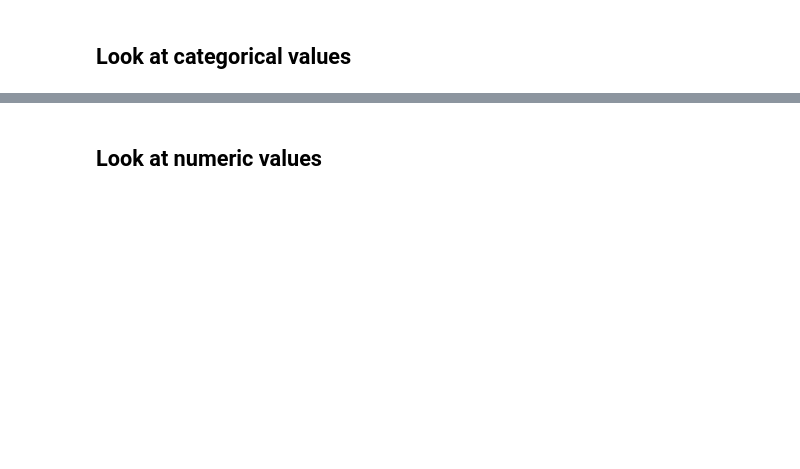
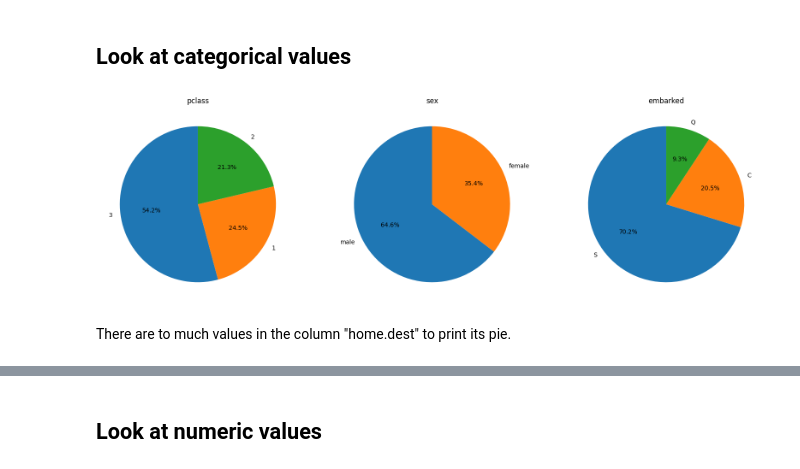
Before and after one commit to MaxenceAr/Titanic, a Jupyter notebook: Titanic.ipynb, the cells around one changed output, grey strips where cells are left out. Saved outputs shown, nothing was run; the diff lists cells and outputs as text; code cells hidden in the pictures; blank space fills up the shorter version.

```diff
--- a/Titanic.ipynb
+++ b/Titanic.ipynb
@@ -105,6 +108,7 @@ il y a eu 38.2262996941896% de survivants
 # %%
-#We delete non intersting columns, or columns with too few values (cabin)
-data_without_name_body_cabin_ticket=data.drop("name", axis=1)
-data_without_name_body_cabin_ticket=data_without_name_body_cabin_ticket.drop("cabin", axis=1)
-data_without_name_body_cabin_ticket=data_without_name_body_cabin_ticket.drop("body", axis=1)
-data_without_name_body_cabin_ticket=data_without_name_body_cabin_ticket.drop("ticket", axis=1)
+#We delete non intersting columns (name), or columns with too few values (cabin). We also delete body and boat because this columns are too tied with our target.
+titanic=titanic.drop("name", axis=1)
+titanic=titanic.drop("cabin", axis=1)
+titanic=titanic.drop("body", axis=1)
+titanic=titanic.drop("ticket", axis=1)
+titanic=titanic.drop("boat", axis=1)
@@ -137,3 +124,5 @@ memory usage: 84.6+ KB
+# %%
+X_train, X_validation, y_train, y_validation = train_test_split(titanic, y, test_size=0.1, random_state=42)
 # %% [markdown]
 ## Look at categorical values
 # %%
@@ -140,0 +130,32 @@ cat_features=["pclass","sex","embarked","home.dest","boat"]
+# %%
+comptage_pclass = X_train['pclass'].value_counts()
+etiquettes_pclass = comptage_pclass.index
+valeurs_pclass = comptage_pclass.values
+
+comptage_sex = X_train['sex'].value_counts()
+etiquettes_sex = comptage_sex.index
+valeurs_sex = comptage_sex.values
+
+comptage_embarked = X_train['embarked'].value_counts()
+etiquettes_embarked = comptage_embarked.index
+valeurs_embarked = comptage_embarked.values
+
+
+# Créez la figure avec une grille de sous-graphiques
+fig, axs = plt.subplots(1, 3, figsize=(20, 8))  # 1 ligne, 2 colonnes (2 graphiques côte à côte)
+
+#first sub figure
+axs[0].pie(valeurs_pclass, labels=etiquettes_pclass, autopct='%1.1f%%', startangle=90)
+axs[0].set_title('pclass')
+
+#second sub figure
+axs[1].pie(valeurs_sex, labels=etiquettes_sex, autopct='%1.1f%%', startangle=90)
+axs[1].set_title('sex')
+
+#third sub figure
+axs[2].pie(valeurs_embarked, labels=etiquettes_embarked, autopct='%1.1f%%', startangle=90)
+axs[2].set_title('embarked');
+# %% [output]
+[figure, added]
+# %% [markdown]
+There are to much values in the column "home.dest" to print its pie.
```
Also changed, not shown: parts of 38 cells of this notebook.
